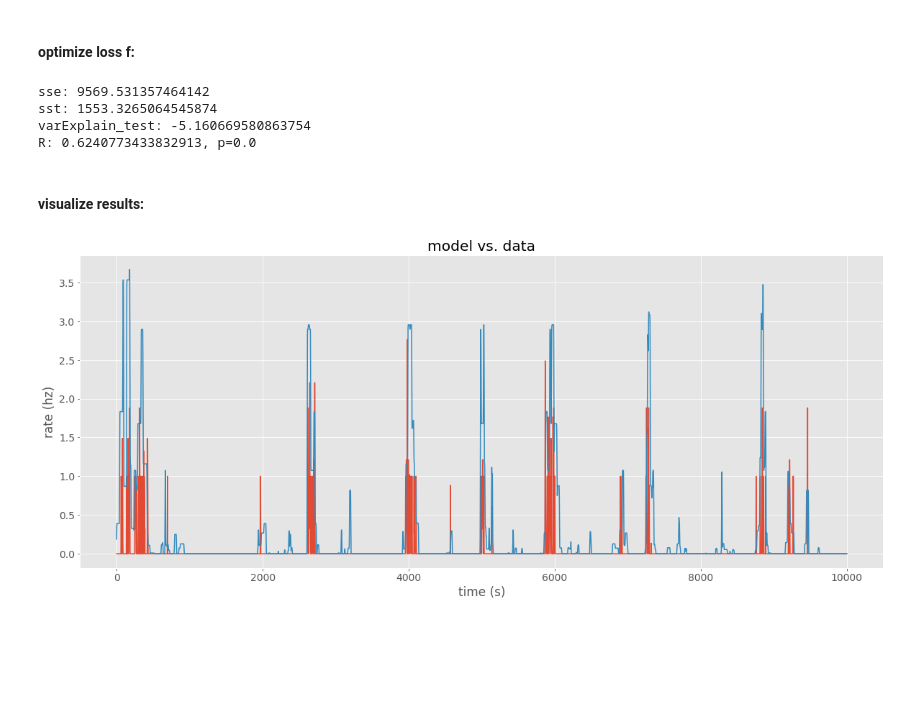
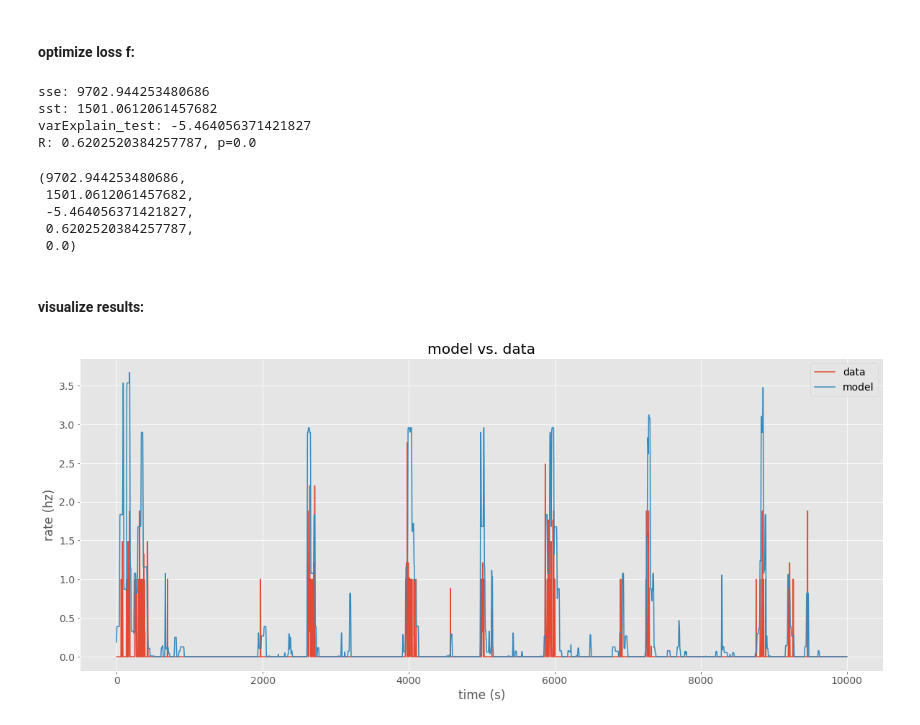
Before and after one commit to jncarpen/GLM-eb, a Jupyter notebook: GLM-eb.ipynb, the cells around one changed output. Saved outputs shown, nothing was run; the diff lists cells and outputs as text; code cells hidden in the pictures; blank space fills up the shorter version.

Commit message:
add statemat options

```diff
--- a/GLM-eb.ipynb
+++ b/GLM-eb.ipynb
@@ -213,7 +255,8 @@ posgrid_raw,bins = g.pos_map(nbins=10)
 ebgrid_raw,bins = g.eb_map(nbins=10, rp=[75,75])
 smooth_fr, raw_spktrn, filt, dt = g.conv_spktrain()
 posgrid,ebgrid,spiketrain = g.speed_threshold(posgrid_raw,ebgrid_raw,smooth_fr)
-df,expr = g.squish_statemat(posgrid,ebgrid)
+stateIn = [posgrid,ebgrid]
+df, expr = g.squish_statemat(stateIn, modelType='PE')
 
 # split data into test/train
 y_train, X_train, y_test, X_test = g.test_train_arr(df,expr,spiketrain)
@@ -258,36 +301,30 @@ res = g.bfgs(data,param)
 del fr_hat_test, smooth_fr_hat_test
 fr_hat_test = g.get_rate(X,res.x[1:],res.x[0])
 smooth_fr_hat_test = np.convolve(fr_hat_test, filt, mode='same')
-
-# compare between test fr and model fr
-sse = np.sum((smooth_fr_hat_test-y)**2);
-sst = sum((y-np.mean(y))**2);
-varExplain_test = 1-(sse/sst)
-r, pval_r = stats.pearsonr(y,smooth_fr_hat_test)
-# compute llh increase from "mean firing rate model" - NO SMOOTHING
-r = exp(test_A * param); n = test_spikes; meanFR_test = nanmean(test_spikes);
-
-print('sse: ' + str(sse))
-print('sst: ' + str(sst))
-print('varExplain_test: ' + str(varExplain_test))
-print('R: ' + str(r) + ', p=' + str(pval_r))
+g.get_stats(y, smooth_fr_hat_test)
 # %% [output]
-sse: 9569.531357464142
-sst: 1553.3265064545874
-varExplain_test: -5.160669580863754
-R: 0.6240773433832913, p=0.0
+sse: 9702.944253480686
+sst: 1501.0612061457682
+varExplain_test: -5.464056371421827
+R: 0.6202520384257787, p=0.0
+(9702.944253480686,
+ 1501.0612061457682,
+ -5.464056371421827,
+ 0.6202520384257787,
+ 0.0)
 # %% [markdown]
 #### visualize results:
 # %%
 w_fit = res.x[1:]
 b_fit = res.x[0]
 y_hat = g.get_rate(X,w_fit,b_fit)
 
 fig, ax = plt.subplots(1, 1, figsize=(20, 8))
-ax.plot(y[0:10000]);
-ax.plot(smooth_fr_hat_test[0:10000]);
+ax.plot(y[0:10000], label='data');
+ax.plot(smooth_fr_hat_test[0:10000],label='model');
 ax.set_title(r'model vs. data')
 ax.set_xlabel('time (s)')
 ax.set_ylabel('rate (hz)');
+ax.legend(loc="upper right");
 # %% [output]
-[figure, old version]
+[figure, new version]
```
Also changed, not shown: parts of 3 cells of this notebook.
